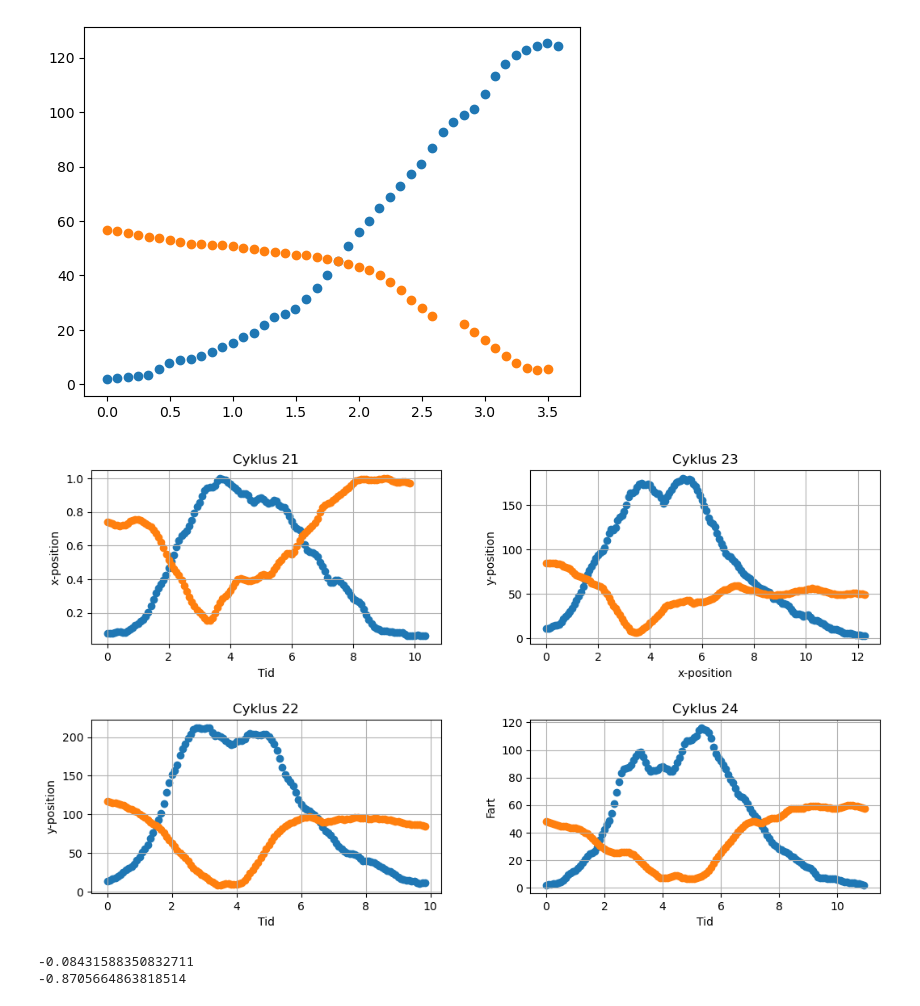
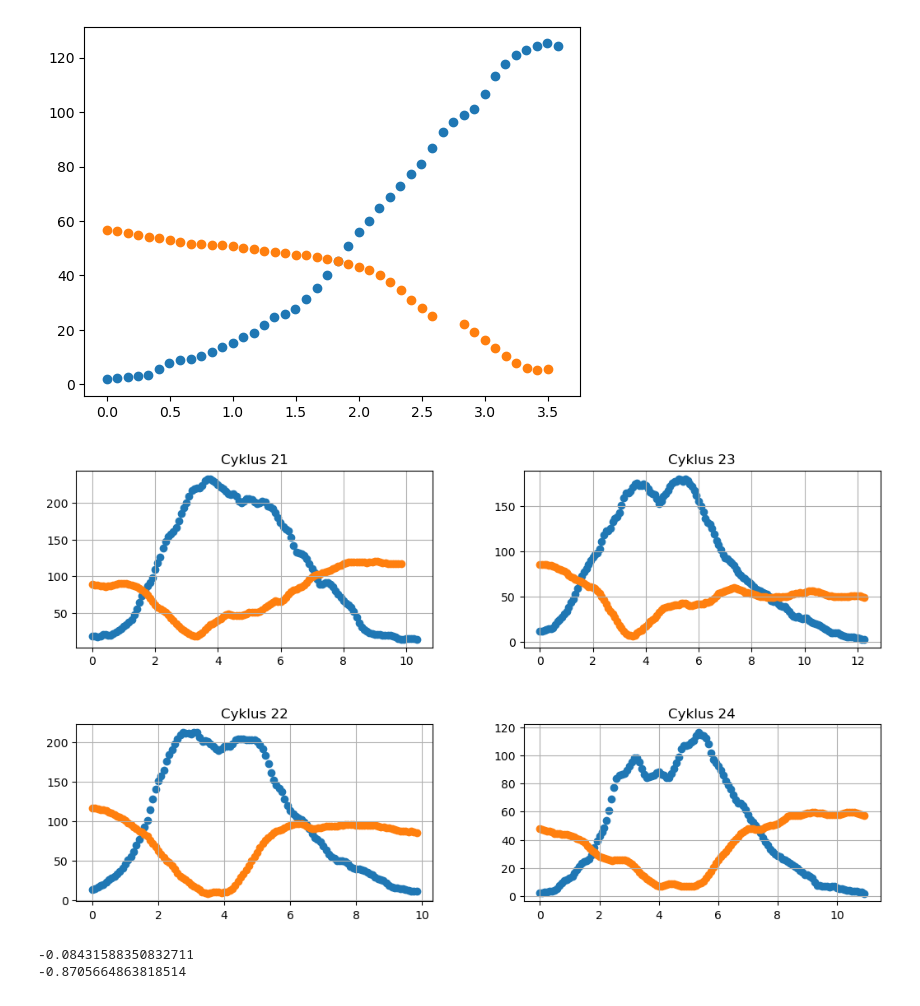
Before and after one commit to Focus9752/Solpletter_projekt, a Jupyter notebook: ok/Solpletanalyse.ipynb, the cells around one changed output. Drawn from its saved outputs; the diff is of its cells as text; code cells hidden in the pictures.

```diff
--- a/ok/Solpletanalyse.ipynb
+++ b/ok/Solpletanalyse.ipynb
@@ -290,44 +290,36 @@ plt.scatter(Magnetfelt[24][0] - Magnetfelt[24][0][0] , Magnetfelt[24][1])
 #Størrelse af billede
 plt.figure(figsize=(14,8))
 
 #Der laves et stort billede, hvorpå 4 forskellige plots vil være jævnt fordelt:
 #Plot over x-position som funktion af tid:
 plot1=plt.subplot2grid((100,100),(0,0),rowspan=35,colspan=40)
 plot1.set_title('Cyklus 21')
-plot1.set_xlabel('Tid')
-plot1.set_ylabel('x-position')
-plot1.scatter(Cykler[20][0]-Cykler[20][0][0],Cykler[20][1] / (np.max(Cykler[20][1])), label='25')
-plot1.scatter(Magnetfelt[20][0] - Magnetfelt[20][0][0] , Magnetfelt[20][1] / np.max(Magnetfelt[20][1]))
+plot1.scatter(Cykler[20][0]-Cykler[20][0][0],Cykler[20][1] , label='25')
+plot1.scatter(Magnetfelt[20][0] - Magnetfelt[20][0][0] , Magnetfelt[20][1])
 plot1.grid()
 
 #Plot over y-position som funktion af tid:
 plot2=plt.subplot2grid((100,100),(50,0),rowspan=35, colspan=40)
 plot2.set_title('Cyklus 22')
-plot2.set_xlabel('Tid')
-plot2.set_ylabel('y-position')
 plot2.scatter(Cykler[21][0]-Cykler[21][0][0],Cykler[21][1], label='25')
 plot2.scatter(Magnetfelt[21][0] - Magnetfelt[21][0][0] , Magnetfelt[21][1])
 plot2.grid()
 
 #Plot over x- og y-position:
 plot3=plt.subplot2grid((100,100),(0,50),rowspan=35, colspan=40)
 plot3.set_title('Cyklus 23')
-plot3.set_xlabel('x-position')
-plot3.set_ylabel('y-position')
 plot3.scatter(Cykler[22][0]-Cykler[22][0][0],Cykler[22][1], label='25')
 plot3.scatter(Magnetfelt[22][0] - Magnetfelt[22][0][0] , Magnetfelt[22][1])
 plot3.grid()
 
 #Plot over fart som funktion af tid
 plot4=plt.subplot2grid((100,100),(50,50),rowspan=35, colspan=40)
 plot4.set_title('Cyklus 24')
-plot4.set_xlabel('Tid')
-plot4.set_ylabel('Fart')
 plot4.scatter(Cykler[23][0]-Cykler[23][0][0],Cykler[23][1], label='25')
 plot4.scatter(Magnetfelt[23][0] - Magnetfelt[23][0][0] , Magnetfelt[23][1])
 plot4.grid()
 # %% [output]
-[figure, old version]
+[figure, new version]
 # %%
 print(np.cov(Cykler[21][1] / (np.max(Cykler[21][1])) , Magnetfelt[21][1] / np.max(Magnetfelt[21][1]))[0,1])
 
```
